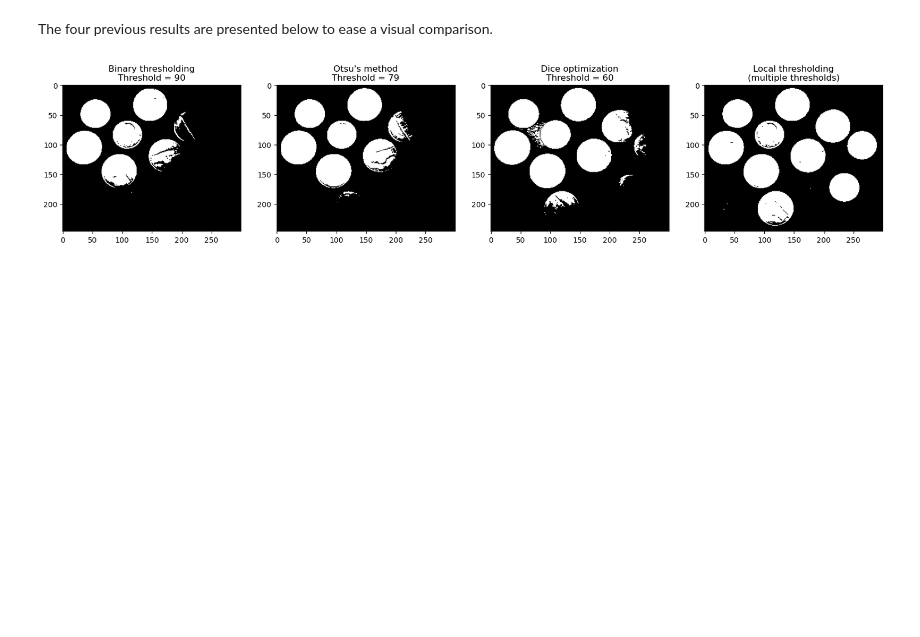
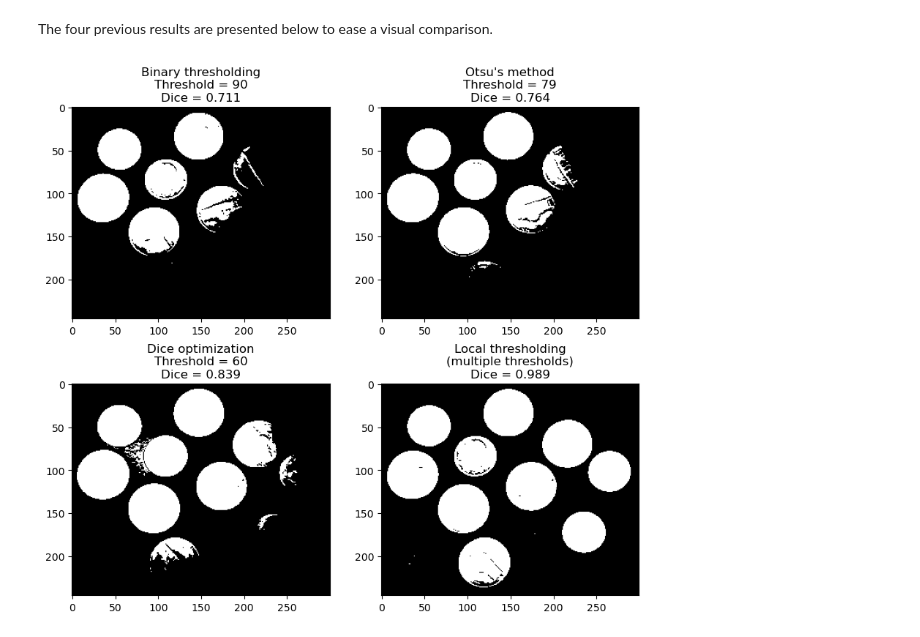
Before and after one commit to vincmazet/bip-labs, a Jupyter notebook: segmentation/lab1.ipynb, the cells around one changed output. Drawn from its saved outputs; the diff is of its cells as text; code cells hidden in the pictures; blank space fills up the shorter version.

```diff
--- a/segmentation/lab1.ipynb
+++ b/segmentation/lab1.ipynb
@@ -262,13 +258,15 @@ In this example, how can you find the best size?
 The four previous results are presented below to ease a visual comparison.
 # %%
 N = len(segmentations)
-fig, axs = plt.subplots(1,N,figsize=(20,5))
+fig, axs = plt.subplots(2,2,figsize=(10,9))
+axs = axs.ravel()
 for i, s in enumerate(segmentations):
     axs[i].imshow(s[2], cmap="gray")
+    d = 1 - dice(s[2].ravel(),g)
     if type(s[1])!=str:
-        axs[i].set_title(f"{s[0]}\nThreshold = {s[1]}")
+        axs[i].set_title(f"{s[0]}\nThreshold = {s[1]}\nDice = {d:.3f}")
     else:
-        axs[i].set_title(f"{s[0]}\n{s[1]}")
+        axs[i].set_title(f"{s[0]}\n{s[1]}\nDice = {d:.3f}")
 plt.show()
 # %% [output]
-[figure, old version]
+[figure, new version]
```
Also changed, not shown: parts of 8 cells of this notebook, 3 other files.
